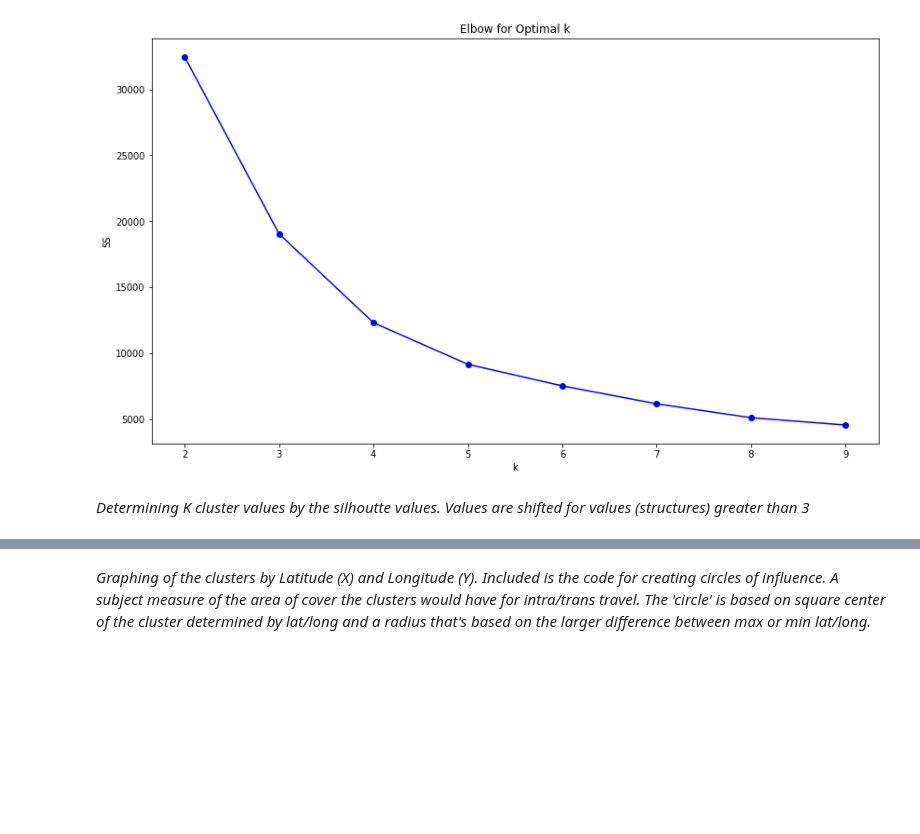
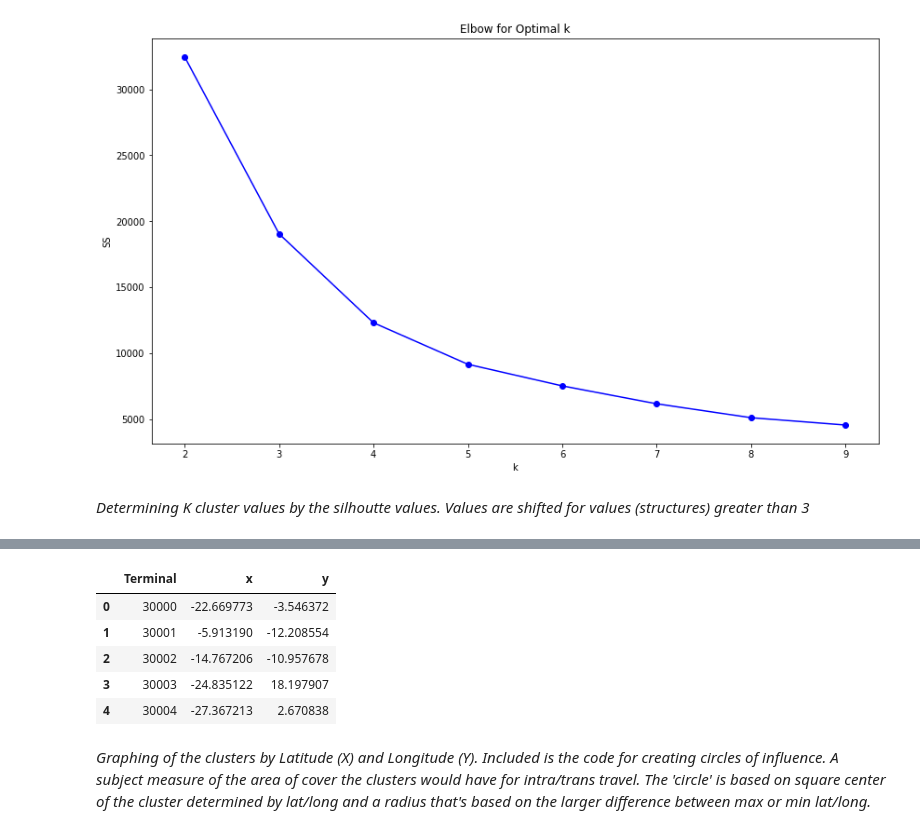
Before and after one commit to SethDKelly/NiceRideMN, a Jupyter notebook: KMeans_by_year.ipynb, the cells around one changed output, grey strips where cells are left out. Cells and saved outputs as stored; diff of their text form; code cells hidden in the pictures; blank space fills up the shorter version.

```diff
--- a/KMeans_by_year.ipynb
+++ b/KMeans_by_year.ipynb
@@ -77,6 +88,15 @@ k_value = avg_sil.index(max(avg_sil[4:10])) + 4
 pca_df = pd.DataFrame(PCA(n_components=2).fit_transform(distance_matrix), columns=['x','y'], index=nr_station_temp.index)
 pca_df = pd.DataFrame(nr_station_temp.Terminal).join(pca_df)
     # Joins customer names to pca_df containing x-y PCA components
+# %%
+pca_df.head()
+# %% [output]
+|  | Terminal | x | y |
+| 0 | 30000 | -22.669773 | -3.546372 |
+| 1 | 30001 | -5.913190 | -12.208554 |
+| 2 | 30002 | -14.767206 | -10.957678 |
+| 3 | 30003 | -24.835122 | 18.197907 |
+| 4 | 30004 | -27.367213 | 2.670838 |
 # %%
 def find_center(df, clus):
 
```
Also changed, not shown: parts of 3 cells of this notebook.
